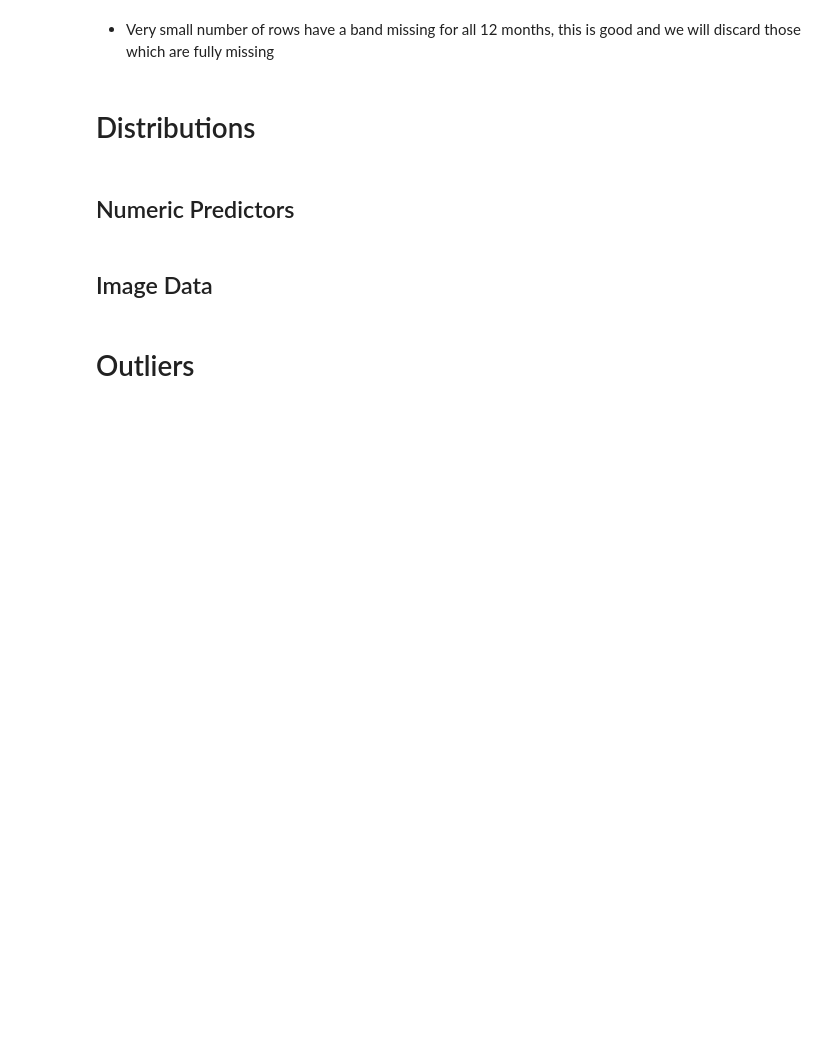
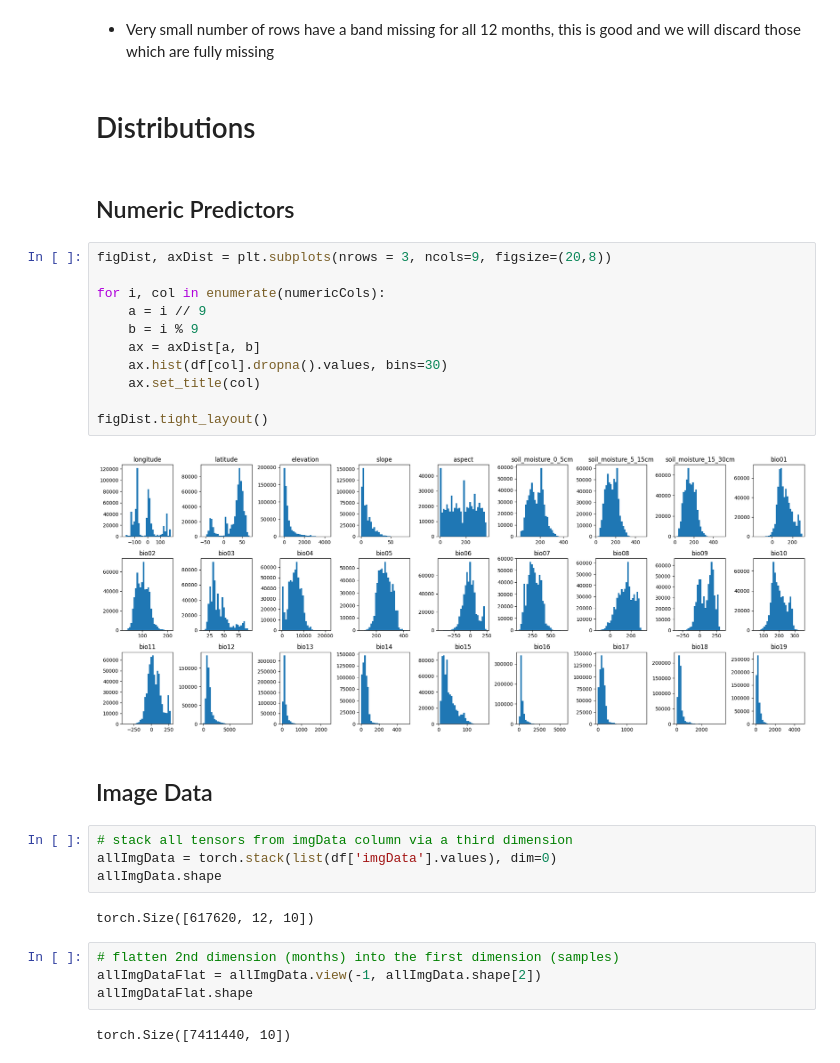
Before and after one commit to awilliams101111/dst-group-work, a Jupyter notebook: GlobalGeoTree/EDA-AW-2.ipynb, the cells around one changed output. Saved outputs shown, nothing was run; the diff lists cells and outputs as text; blank space fills up the shorter version.

```diff
--- a/GlobalGeoTree/EDA-AW-2.ipynb
+++ b/GlobalGeoTree/EDA-AW-2.ipynb
@@ -305,7 +305,30 @@ Name: count, dtype: int64
 # Distributions
 # %% [markdown]
 ## Numeric Predictors
+# %%
+figDist, axDist = plt.subplots(nrows = 3, ncols=9, figsize=(20,8))
+
+for i, col in enumerate(numericCols):
+    a = i // 9
+    b = i % 9
+    ax = axDist[a, b]
+    ax.hist(df[col].dropna().values, bins=30)
+    ax.set_title(col)
+
+figDist.tight_layout()
+# %% [output]
+[figure, added]
 # %% [markdown]
 ## Image Data
-# %% [markdown]
-# Outliers
+# %%
+# stack all tensors from imgData column via a third dimension
+allImgData = torch.stack(list(df['imgData'].values), dim=0)
+allImgData.shape
+# %% [output]
+torch.Size([617620, 12, 10])
+# %%
+# flatten 2nd dimension (months) into the first dimension (samples)
+allImgDataFlat = allImgData.view(-1, allImgData.shape[2])
+allImgDataFlat.shape
+# %% [output]
+torch.Size([7411440, 10])
```
Also changed, not shown: parts of 2 cells of this notebook.
